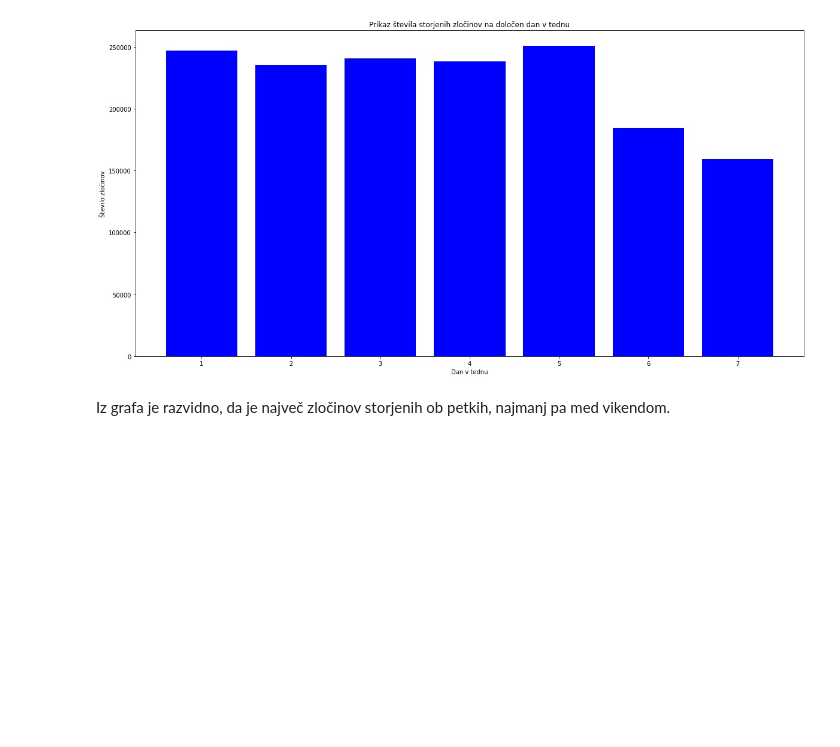
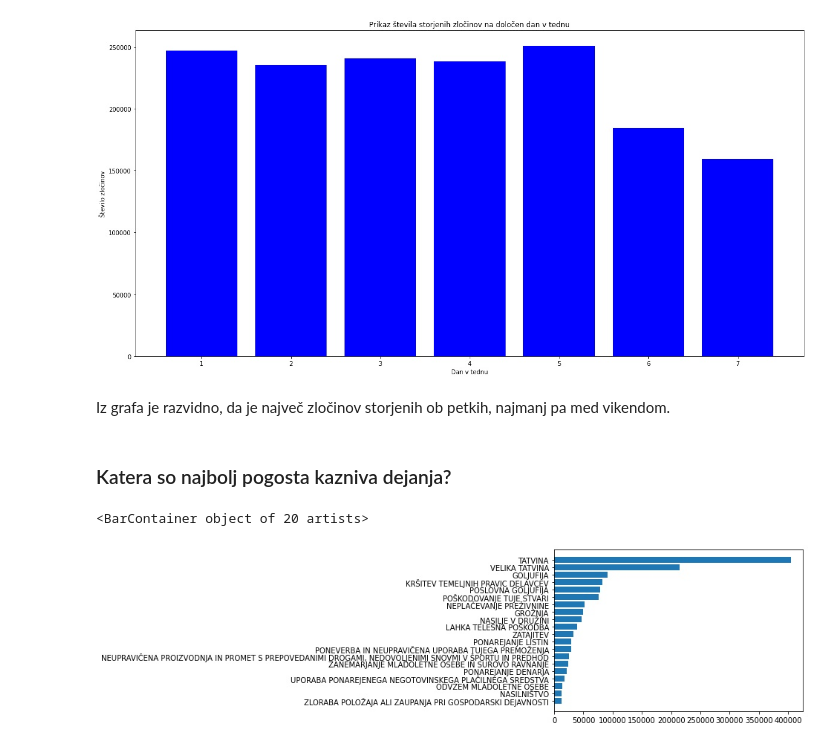
Before and after one commit to ncirar/PR21NCMSTK, a Jupyter notebook: code.ipynb, the cells around one changed output. Saved outputs shown, nothing was run; the diff lists cells and outputs as text; code cells hidden in the pictures; blank space fills up the shorter version.

Commit message:
Pogostost kaznivih dejanj

```diff
--- a/code.ipynb
+++ b/code.ipynb
@@ -313,3 +319,24 @@ Text(0.5, 1.0, 'Prikaz števila storjenih zločinov na določen dan v tednu')
 [figure]
 # %% [markdown]
 Iz grafa je razvidno, da je največ zločinov storjenih ob petkih, najmanj pa med vikendom.
+# %% [markdown]
+### Katera so najbolj pogosta kazniva dejanja?
+# %%
+from collections import defaultdict
+ids = np.array(df.iloc[:, 6])
+d = defaultdict(int)
+for i in ids:
+    d[i] += 1
+d2 = defaultdict(int)
+for k, v in d.items():
+    d2[k.split(" - ")[-1]] += v
+
+arr = sorted([(v, k) for k, v in d2.items()])[-20:]
+amounts = [amount for amount, title in arr]
+titles = [title for amount, title in arr]
+
+fig, ax = plt.subplots()
+ax.barh(titles, amounts)
+# %% [output]
+<BarContainer object of 20 artists>
+[figure, added]
```
Also changed, not shown: parts of 4 cells of this notebook.
